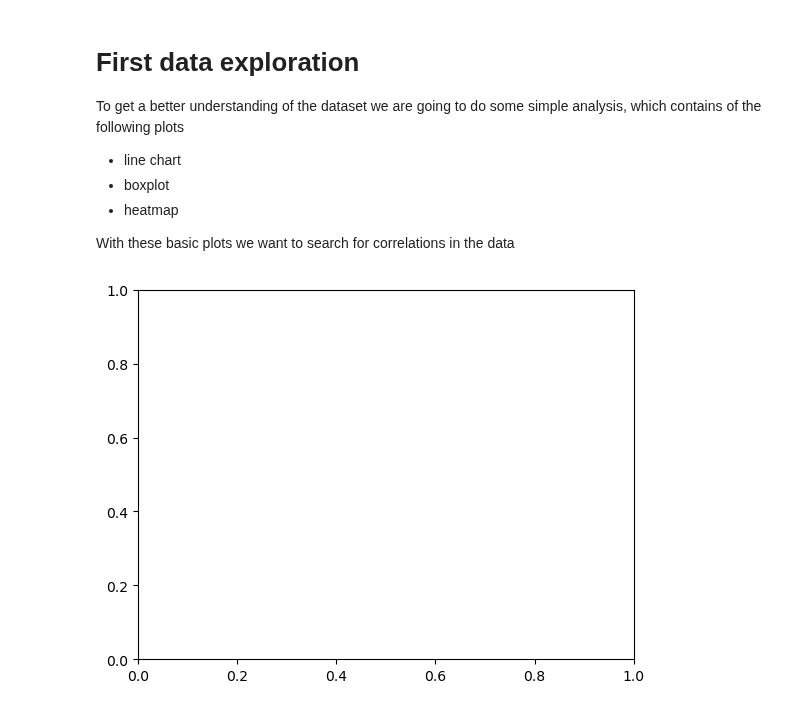
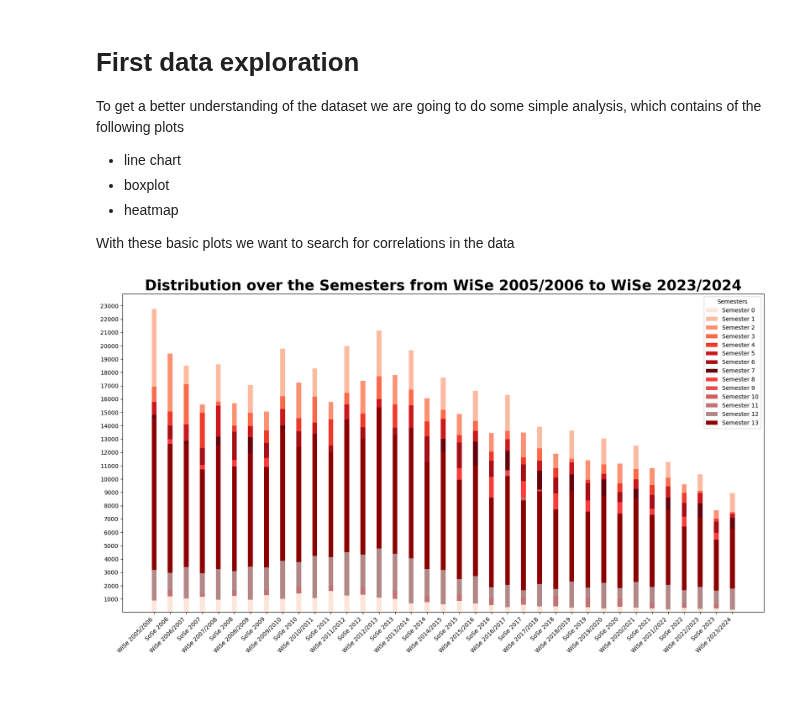
Before and after one commit to mxs01/AnalysingStudentDevelopment, a Jupyter notebook: code/students_data_per_semester.ipynb, the cells around one changed output. Cells and saved outputs as stored; diff of their text form; code cells hidden in the pictures.

Commit message:
stacked bar chart plots

```diff
--- a/code/students_data_per_semester.ipynb
+++ b/code/students_data_per_semester.ipynb
@@ -71,7 +75,62 @@ To get a better understanding of the dataset we are going to do some simple anal
 - heatmap
 
 With these basic plots we want to search for correlations in the data
-# %%
-fig, ax = plt.subplots()
-# %% [output]
-[figure, removed]
+# %%
+fig, ax = plt.subplots(figsize=(20,10))
+years = studentsDataAllSubjects.columns.get_level_values(0).unique()
+semester = studentsDataAllSubjects.columns.get_level_values(1).unique()
+
+studentsDataAllSubjects.index.names
+#groupedByYearStudentsSum =
+allStudentsPerSemesterAndYear.groupby(level=0)
+#colors = ['#1f77b4', '#ff7f0e', '#2ca02c', '#d62728', '#9467bd', '#8c564b', '#e377c2', '#7f7f7f', '#bcbd22', '#17becf', '#1a9850', '#d73027', '#4575b4']
+colors = [
+    "#fee5d9",
+    "#fcbba1",
+    "#fc9272",
+    "#fb6a4a",
+    "#ef3b2c",
+    "#cb181d",
+    "#a50f15",
+    "#67000d",
+    "#fd3c3c",
+    "#e54e4e",
+    "#d16060",
+    "#c27474",
+    "#b38787",
+    "#8c0000"
+]
+
+
+
+
+
+
+
+def createBarPlot(years,ax):
+    for year in years:
+        data = allStudentsPerSemesterAndYear[year]
+        for idx in range(0,len(data)):
+            ax.bar(year,data,bottom=data[idx], label=f"Semester {idx}", align="center", width=0.3, color=colors[idx])
+
+
+
+
+def legendWithoutDuplicateLabels(ax):
+    handles, labels = ax.get_legend_handles_labels()
+    unique = [(h, l) for i, (h, l) in enumerate(zip(handles, labels)) if l not in labels[:i]]
+    ax.legend(*zip(*unique), title="Semesters")
+
+
+
+plt.title("Distribution over the Semesters from WiSe 2005/2006 to WiSe 2023/2024", fontsize=25,fontweight='bold')
+plt.yticks(np.arange(0,24000,1000))
+plt.xticks(rotation=45, ha='right', fontsize=10)
+
+createBarPlot(years, ax)
+
+legendWithoutDuplicateLabels(ax)
+
+plt.show()
+# %% [output]
+[figure, added]
```
Also changed, not shown: parts of 7 cells of this notebook.
